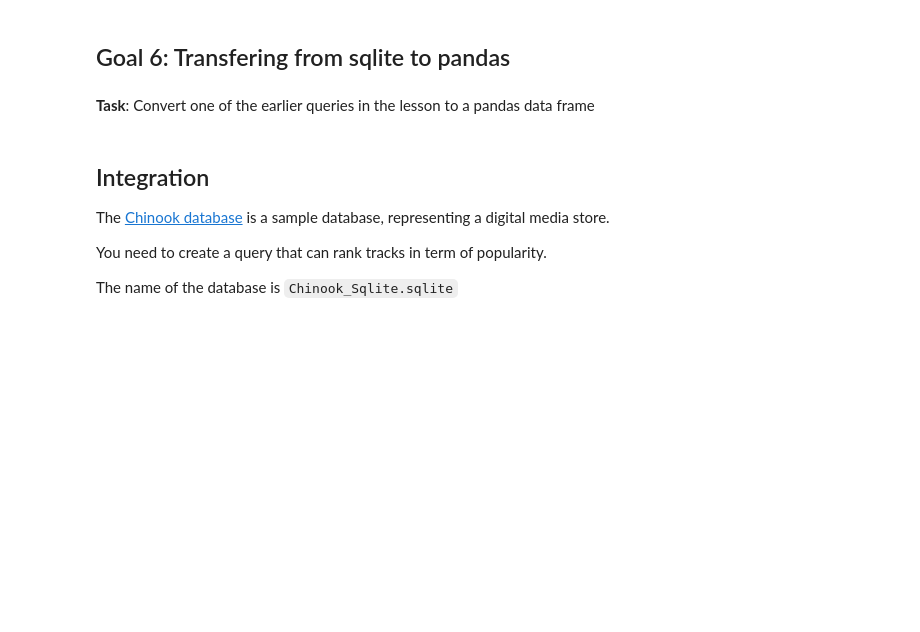
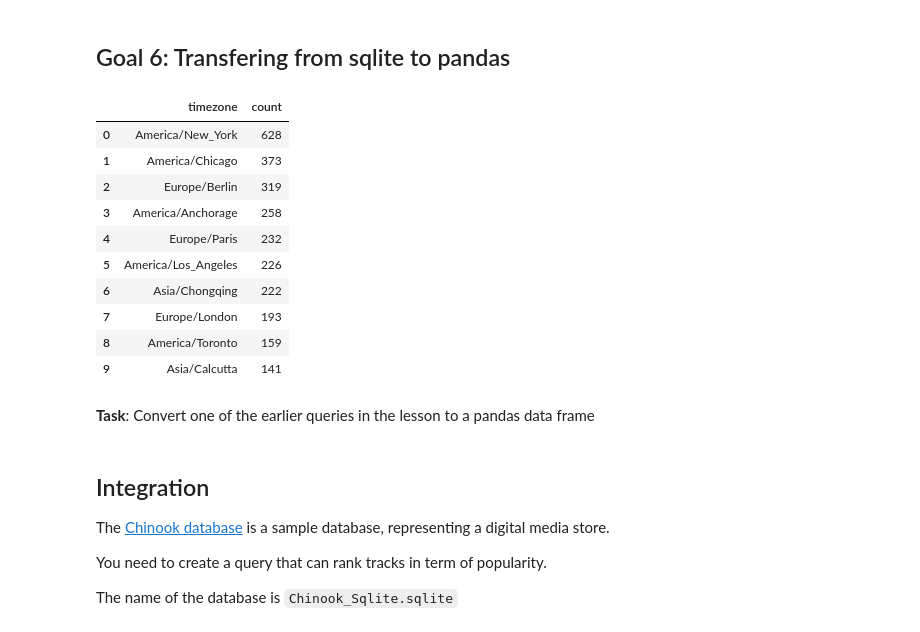
Before and after one commit to learn-co-students/chicago-ds-080519, a Jupyter notebook: Module-2/week-1/day_1_sql_pandas/sql-to-pandas.ipynb, the cells around one changed output. Cells and saved outputs as stored; diff of their text form; code cells hidden in the pictures; blank space fills up the shorter version.

```diff
--- a/Module-2/week-1/day_1_sql_pandas/sql-to-pandas.ipynb
+++ b/Module-2/week-1/day_1_sql_pandas/sql-to-pandas.ipynb
@@ -202,8 +395,24 @@ test.head()
 ## Goal 6: Transfering from sqlite to pandas
 # %%
 conn = sqlite3.connect("flights.db")
-df = pd.read_sql_query(";", conn)
+df = pd.read_sql_query(""" SELECT timezone, count(*) AS count
+                       FROM airports
+                       GROUP BY timezone
+                       ORDER BY count DESC
+                       LIMIT 10""", conn)
 df
+# %% [output]
+|  | timezone | count |
+| 0 | America/New_York | 628 |
+| 1 | America/Chicago | 373 |
+| 2 | Europe/Berlin | 319 |
+| 3 | America/Anchorage | 258 |
+| 4 | Europe/Paris | 232 |
+| 5 | America/Los_Angeles | 226 |
+| 6 | Asia/Chongqing | 222 |
+| 7 | Europe/London | 193 |
+| 8 | America/Toronto | 159 |
+| 9 | Asia/Calcutta | 141 |
 # %% [markdown]
 **Task**:
 Convert one of the earlier queries in the lesson to a pandas data frame
```
Also changed, not shown: parts of 20 cells of this notebook.
